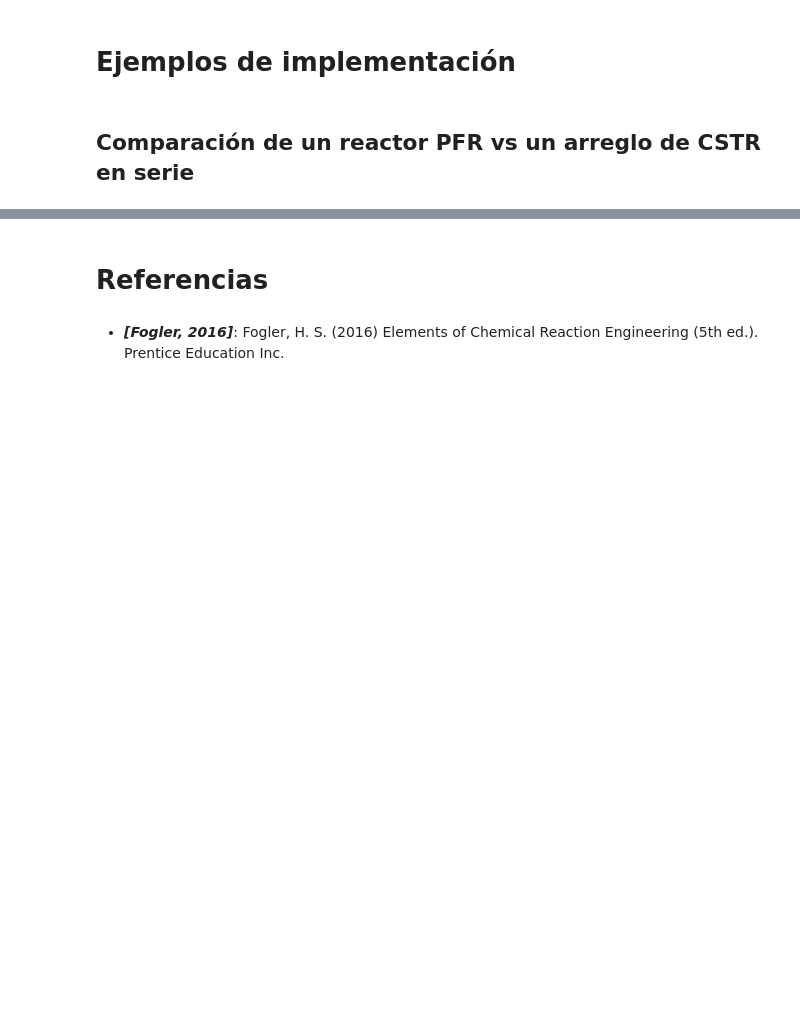
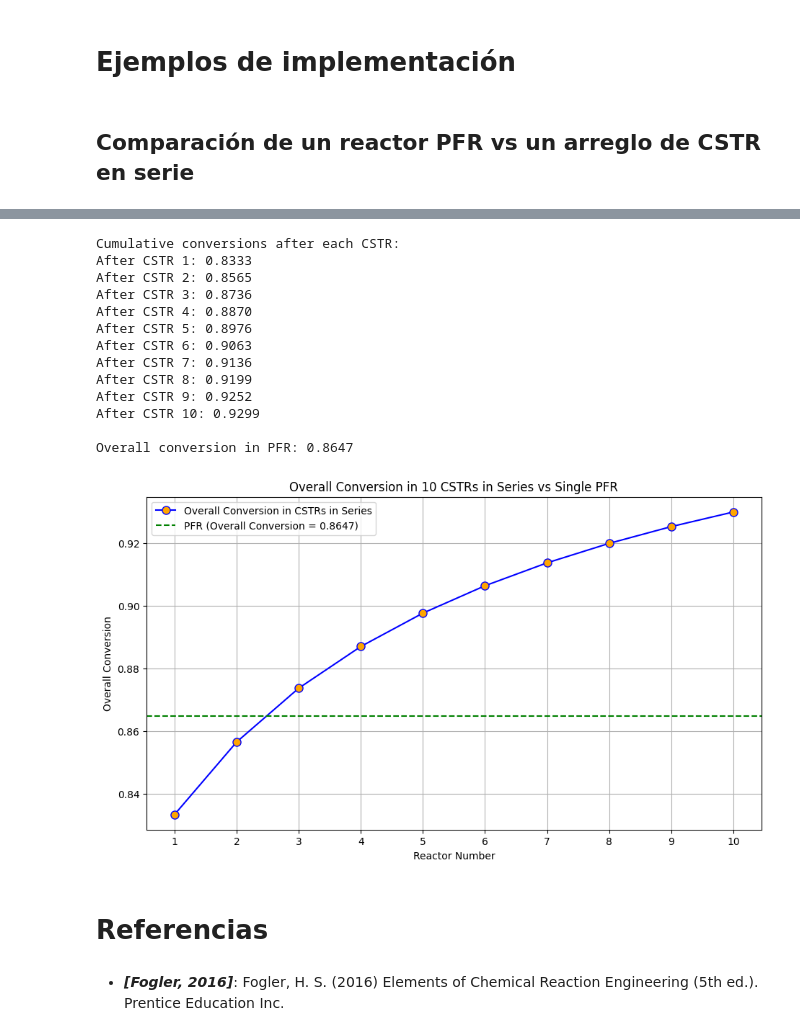
Before and after one commit to eicastroc/Kin_Cinvestav_IngMetalurgica, a Jupyter notebook: 03_Reactores/03a_reactores_Serie_Paralelo.ipynb, the cells around one changed output, grey strips where cells are left out. Drawn from its saved outputs; the diff is of its cells as text; code cells hidden in the pictures; blank space fills up the shorter version.

```diff
--- a/03_Reactores/03a_reactores_Serie_Paralelo.ipynb
+++ b/03_Reactores/03a_reactores_Serie_Paralelo.ipynb
@@ -26,3 +62,67 @@ Contacto:
+# %%
+# Parameters
+k = 1     # Reaction rate constant (1/min)
+V_total = 10.0  # Total volume of the reactors (L)
+Q = 5.0        # Volumetric flow rate (L/min)
+C_in = 10.0    # Initial concentration of A (mol/L)
+
+# Number of CSTRs in series
+num_cstrs = 10
+V_cstr = V_total / num_cstrs  # Volume of each CSTR
+
+# CSTR Calculations for Cumulative Conversion
+X_cstr_cumulative = np.zeros(num_cstrs + 1)  # Cumulative conversion after each CSTR
+X_cstr_cumulative[0] = 0  # Initial cumulative conversion (no reaction has occurred)
+
+for i in range(1, num_cstrs + 1):
+    # Conversion in the current CSTR step
+    X_i = (1 - X_cstr_cumulative[i-1]) / (1 + k * V_cstr / Q)
+    # Update cumulative conversion
+    X_cstr_cumulative[i] = X_cstr_cumulative[i-1] + X_i * (1 - X_cstr_cumulative[i-1])
+
+# PFR Calculation for Overall Conversion
+X_pfr = 1 - np.exp(-k * V_total / Q)
+
+# Display conversions
+print(f"Cumulative conversions after each CSTR:")
+for i in range(1, num_cstrs + 1):
+    print(f"After CSTR {i}: {X_cstr_cumulative[i]:.4f}")
+
+print(f"\nOverall conversion in PFR: {X_pfr:.4f}")
+
+# Plotting
+plt.figure(figsize=(11, 6))
+cstr_indices = np.arange(1, num_cstrs + 1)
+
+# Plot cumulative conversion for CSTRs in series
+plt.plot(cstr_indices, X_cstr_cumulative[1:], 'o-', label='Overall Conversion in CSTRs in Series', color='blue', markerfacecolor='orange', markersize=8)
+
+# Plot single PFR conversion
+plt.axhline(y=X_pfr, color='green', linestyle='--', label=f'PFR (Overall Conversion = {X_pfr:.4f})')
+
+# Plot formatting
+plt.xlabel('Reactor Number')
+plt.ylabel('Overall Conversion')
+plt.title(f'Overall Conversion in {num_cstrs} CSTRs in Series vs Single PFR')
+plt.xticks(cstr_indices)
+plt.grid(True)
+plt.legend()
+plt.show()
+# %% [output]
+Cumulative conversions after each CSTR:
+After CSTR 1: 0.8333
+After CSTR 2: 0.8565
+After CSTR 3: 0.8736
+After CSTR 4: 0.8870
+After CSTR 5: 0.8976
+After CSTR 6: 0.9063
+After CSTR 7: 0.9136
+After CSTR 8: 0.9199
+After CSTR 9: 0.9252
+After CSTR 10: 0.9299
+
+Overall conversion in PFR: 0.8647
+[figure, added]
 # %% [markdown]
 # Referencias
 # %% [markdown]
```
Also changed, not shown: parts of 2 cells of this notebook, 3 other files.
